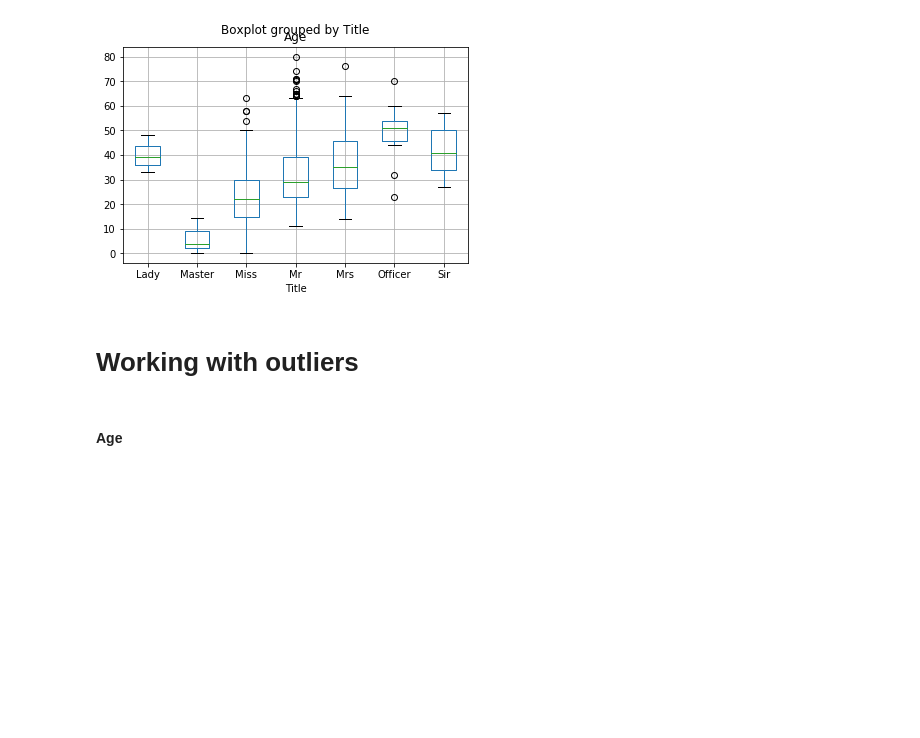
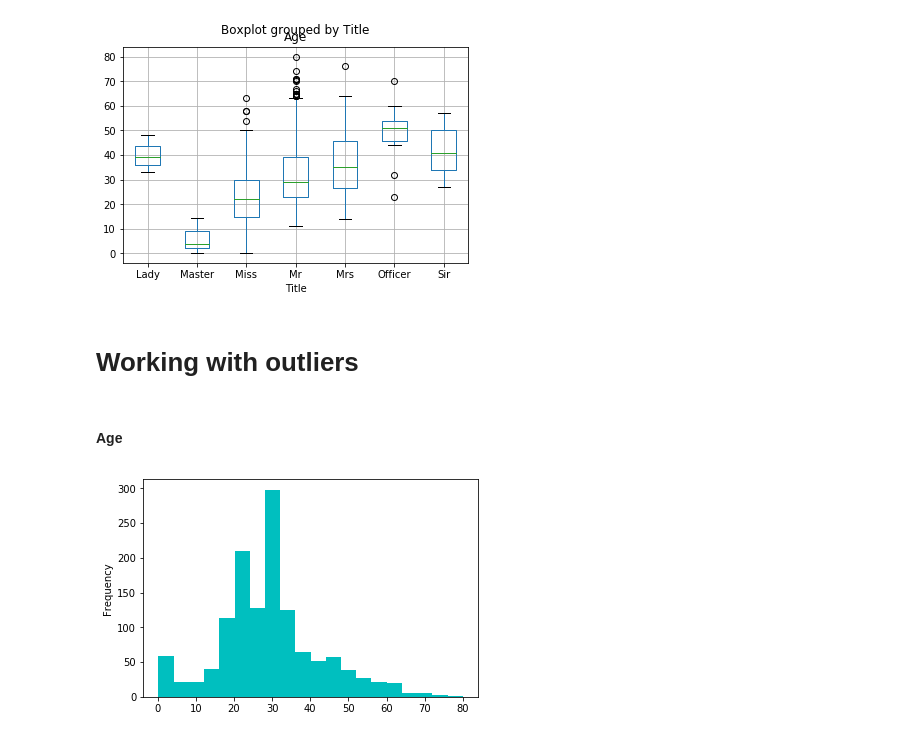
Before and after one commit to code-sleuth/titanic, a Jupyter notebook: notebooks/2.0 exploring-processing-data.ipynb, the cells around one changed output. Cells and saved outputs as stored; diff of their text form; code cells hidden in the pictures; blank space fills up the shorter version.

```diff
--- a/notebooks/2.0 exploring-processing-data.ipynb
+++ b/notebooks/2.0 exploring-processing-data.ipynb
@@ -833,3 +833,8 @@ df.Age.fillna(title_age_median, inplace=True)
 # Working with outliers
 # %% [markdown]
 #### Age
+# %%
+# use histogram to better understand the distribution
+df.Age.plot(kind='hist', bins=20, color='c');
+# %% [output]
+[figure, added]
```
Also changed, not shown: parts of 11 cells of this notebook.
